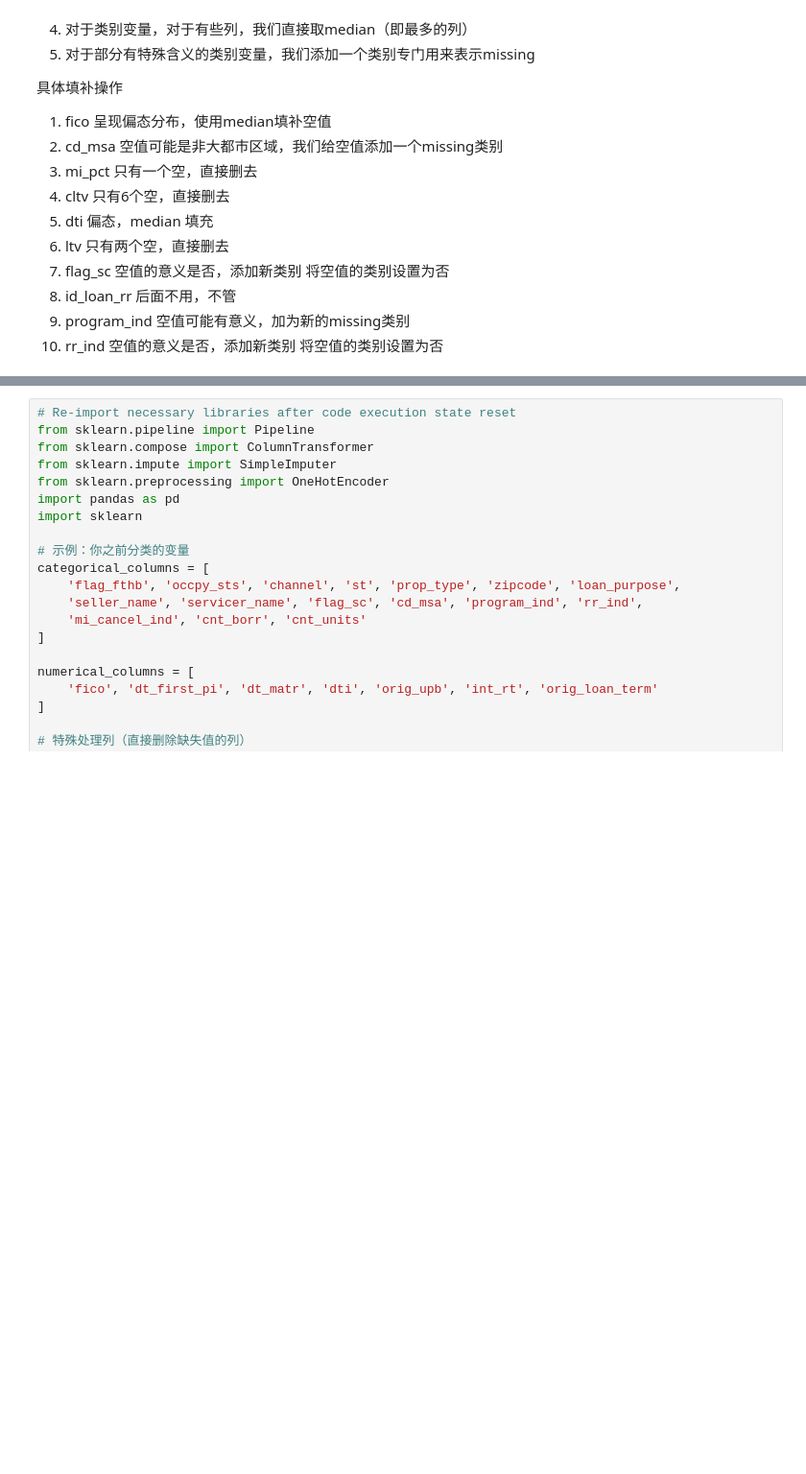
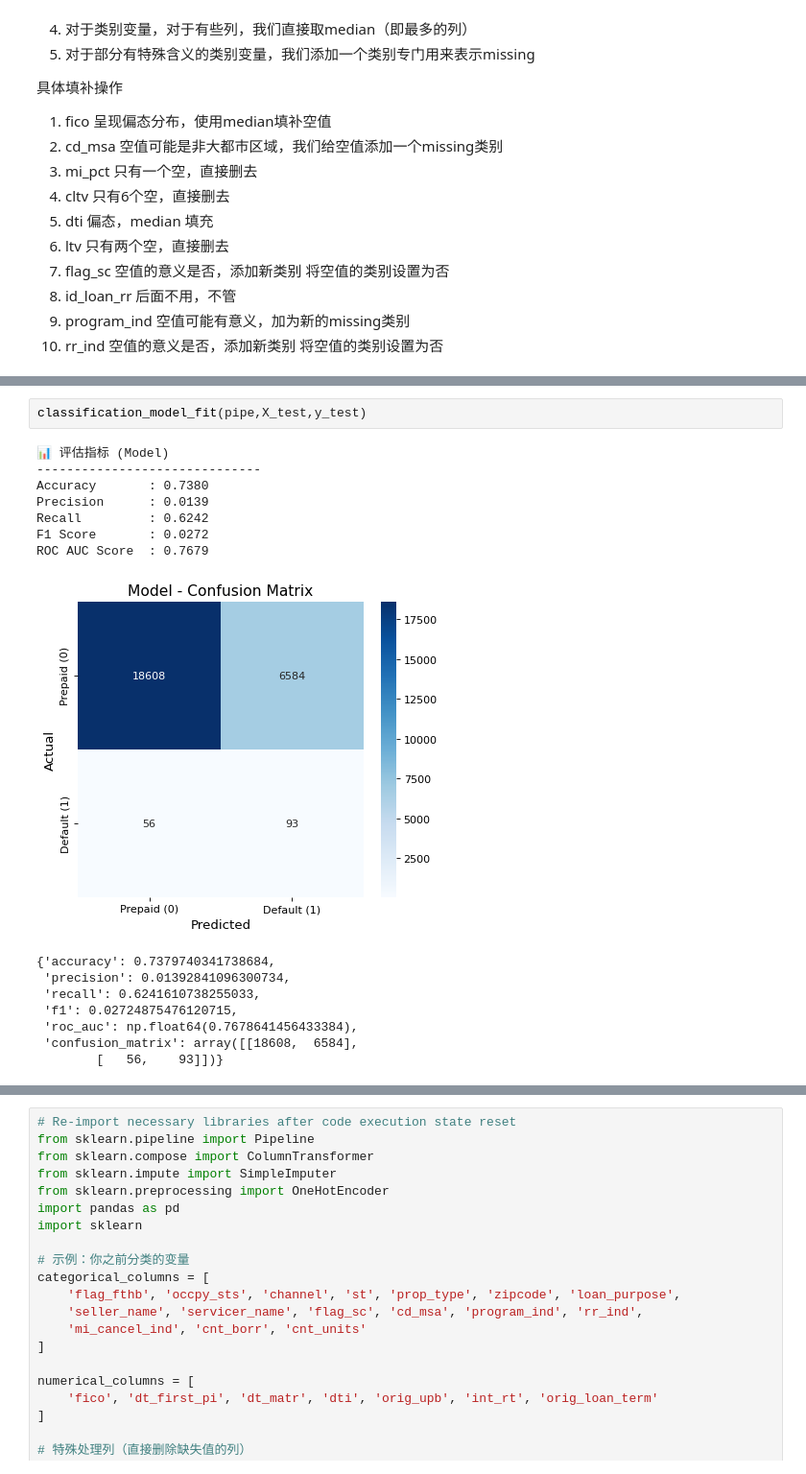
Before and after one commit to ormykingdown/MLP2, a Jupyter notebook: project2.ipynb, the cells around one changed output, grey strips where cells are left out. Shown: that part at 96% size. Drawn from its saved outputs; the diff is of its cells as text; blank space fills up the shorter version.

```diff
--- a/project2.ipynb
+++ b/project2.ipynb
@@ -299,0 +381,18 @@ See the caveats in the documentation: https://pandas.pydata.org/pandas-docs/stab
+# %%
+classification_model_fit(pipe,X_test,y_test)
+# %% [output]
+📊 评估指标 (Model)
+------------------------------
+Accuracy       : 0.7380
+Precision      : 0.0139
+Recall         : 0.6242
+F1 Score       : 0.0272
+ROC AUC Score  : 0.7679
+[figure, added]
+{'accuracy': 0.7379740341738684,
+ 'precision': 0.01392841096300734,
+ 'recall': 0.6241610738255033,
+ 'f1': 0.02724875476120715,
+ 'roc_auc': np.float64(0.7678641456433384),
+ 'confusion_matrix': array([[18608,  6584],
+        [   56,    93]])}
```
Also changed, not shown: parts of 7 cells of this notebook, 1 other file.
